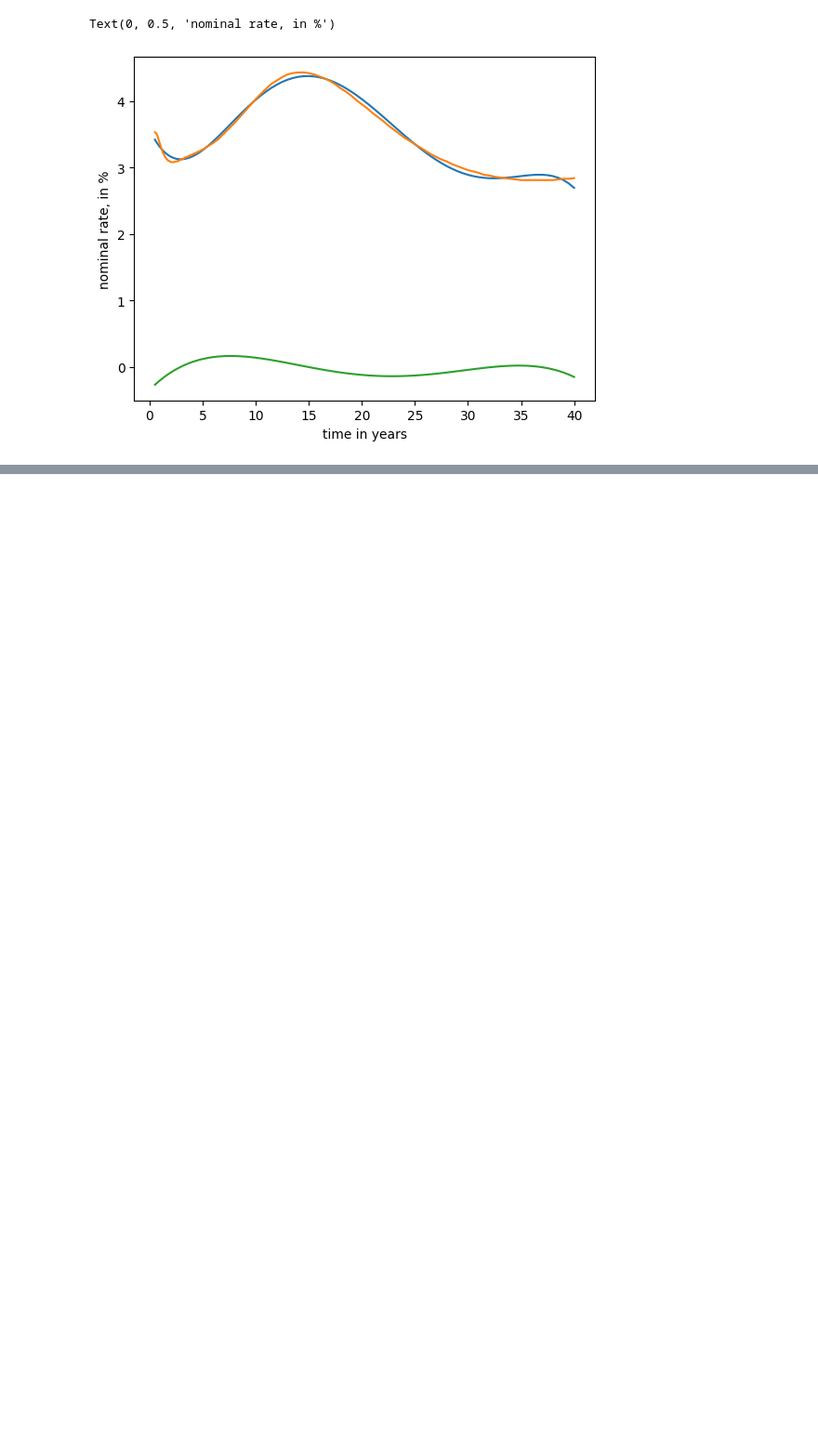
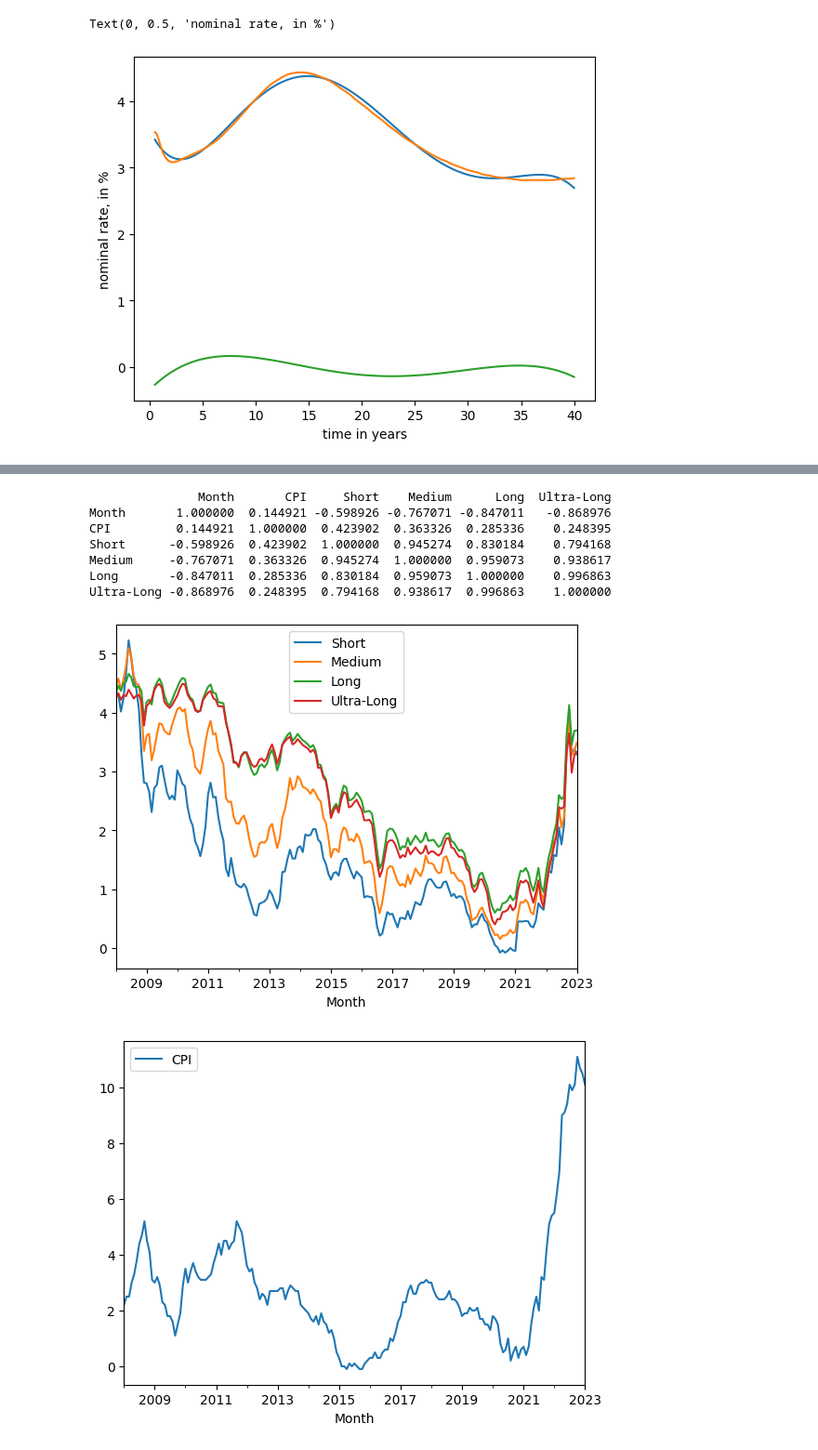
Before and after one commit to sophiebella28/pension_model, a Jupyter notebook: python/calibrate.ipynb, the cells around one changed output, grey strips where cells are left out. Shown: that part at 93% size. Cells and saved outputs as stored; diff of their text form; code cells hidden in the pictures; blank space fills up the shorter version.

```diff
--- a/python/calibrate.ipynb
+++ b/python/calibrate.ipynb
@@ -44,0 +47,42 @@ print( final_thetas)
+# %%
+import pandas as pd
+def strip_spaces(df):
+    return df.replace(r"^ +| +$", r"", regex=True).rename(columns=lambda x: x.strip())
+
+cpi_df = pd.read_csv('../../Data/cpi/cpi_all_1989-2022.csv')
+cpi_df = strip_spaces(cpi_df)
+
+gilt_df = pd.read_csv('../../Data/Historical_Average_Daily_Conventional_Gilt_Yields.csv')
+gilt_df = strip_spaces(gilt_df)
+## load both data sets and find a way to make the timesteps the same
+## then find the pmcc of them both and use that in my model
+cpi_df['Month'] = pd.to_datetime(cpi_df['Month'], format="%Y %b")
+
+gilt_df['Month'] = pd.to_datetime(gilt_df['Month'], format="%b-%Y")
+cpi_df = cpi_df[~(cpi_df['Month'] < gilt_df.iloc[0]['Month'])]
+cpi_df = cpi_df[~(cpi_df['Month'] < '01/01/2008')]
+
+gilt_df['Long'] = gilt_df['Long'].str.rstrip('%').astype('float')
+gilt_df['Short'] = gilt_df['Short'].str.rstrip('%').astype('float')
+gilt_df['Medium'] = gilt_df['Medium'].str.rstrip('%').astype('float')
+gilt_df['Ultra-Long'] = gilt_df['Ultra-Long'].str.rstrip('%').astype('float')
+gilt_df = gilt_df[~(gilt_df['Month'] < '01/01/2008')]
+
+gilt_df.plot.line(x="Month")
+# gilt_df.plot.line("Month","Short")
+# gilt_df.plot("Month","Medium")
+# gilt_df.plot("Month","Ultra-Long")
+cpi_df.plot("Month","CPI")
+df = pd.merge(cpi_df, gilt_df, how="outer", on="Month")
+df.plot.line(x="Month")
+print(df.corr(method="pearson"))
+# %% [output]
+               Month       CPI     Short    Medium      Long  Ultra-Long
+Month       1.000000  0.144921 -0.598926 -0.767071 -0.847011   -0.868976
+CPI         0.144921  1.000000  0.423902  0.363326  0.285336    0.248395
+Short      -0.598926  0.423902  1.000000  0.945274  0.830184    0.794168
+Medium     -0.767071  0.363326  0.945274  1.000000  0.959073    0.938617
+Long       -0.847011  0.285336  0.830184  0.959073  1.000000    0.996863
+Ultra-Long -0.868976  0.248395  0.794168  0.938617  0.996863    1.000000
+[figure, added]
+[figure, added]
```
Also changed, not shown: parts of 3 cells of this notebook, 2 other files.
